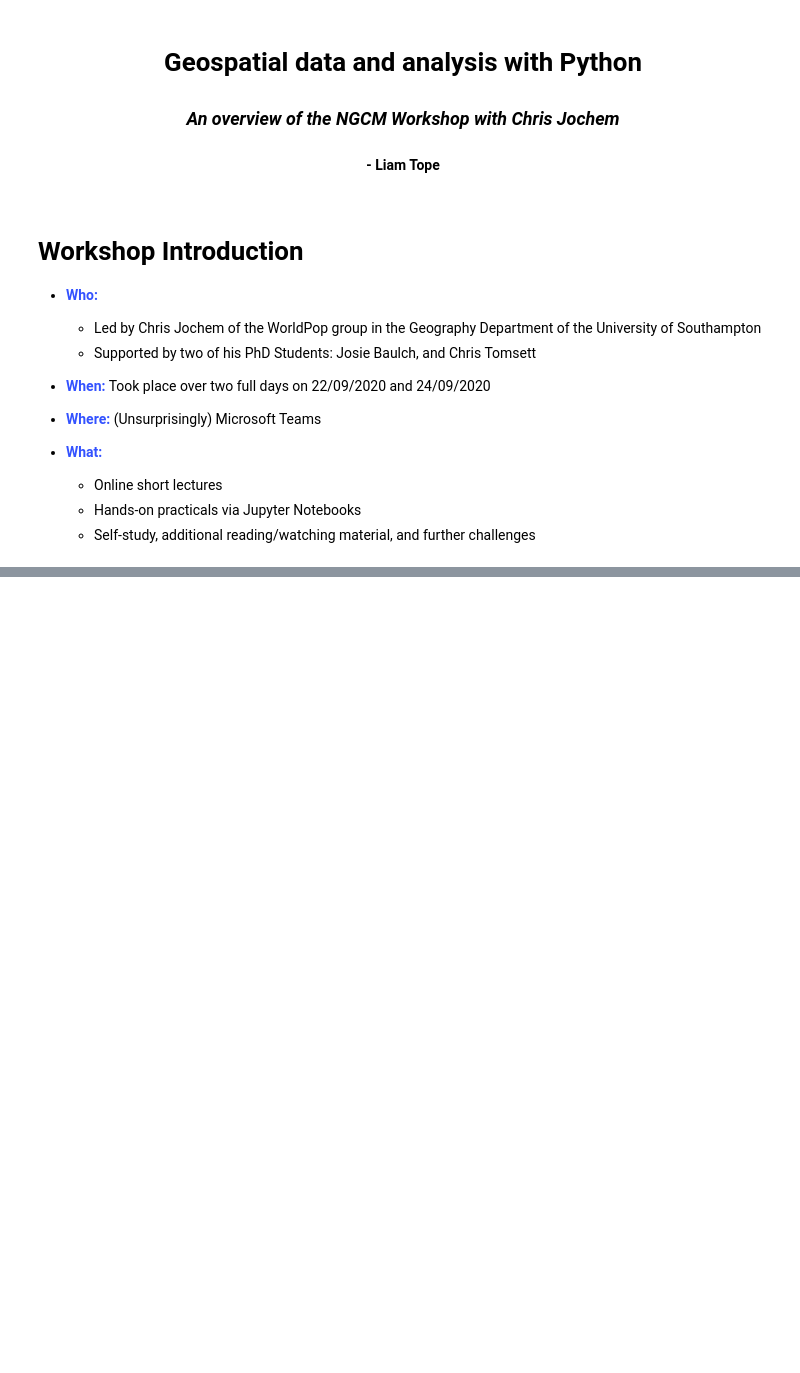
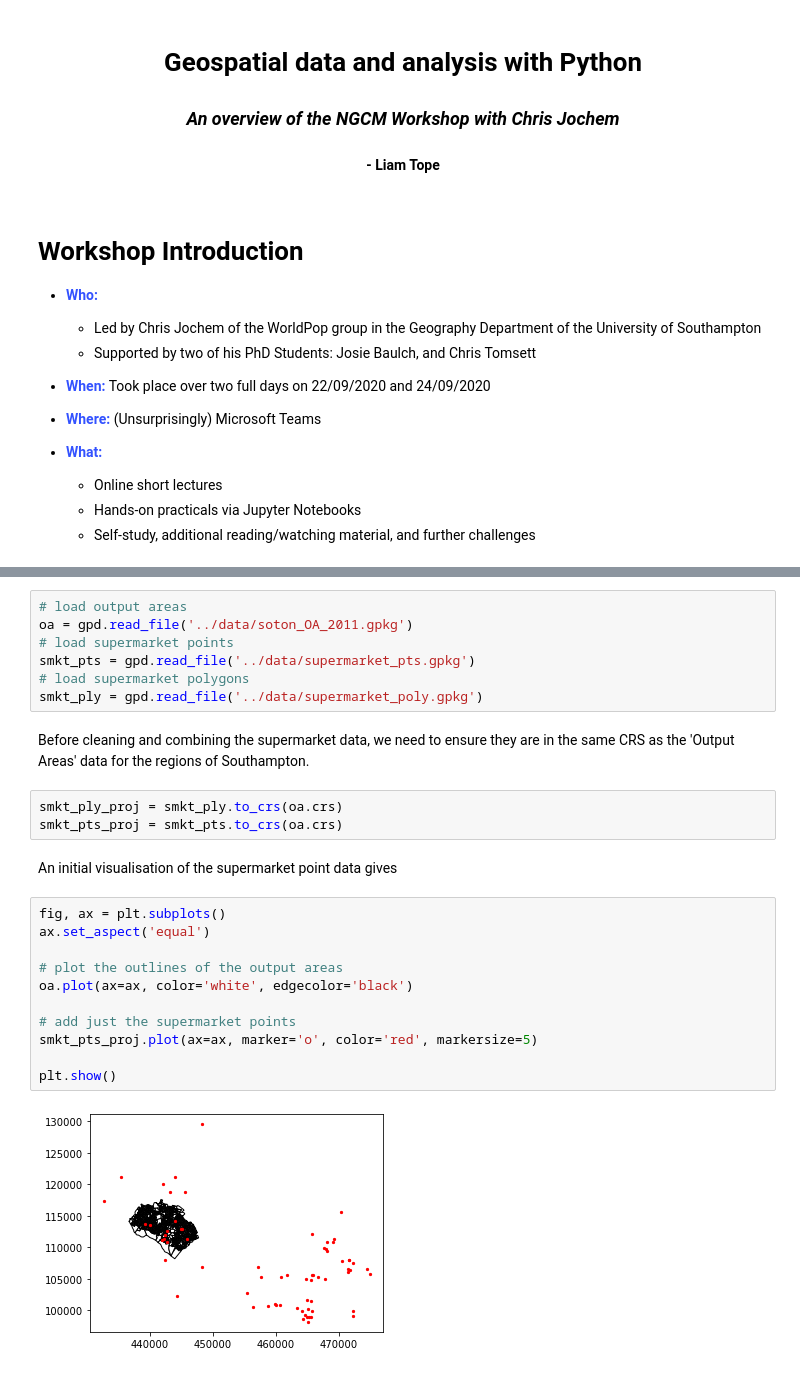
Before and after one commit to liamtope/py-geospatial-2020, a Jupyter notebook: ngcm-presentation/py-geospatial-slides.ipynb, the cells around one changed output, grey strips where cells are left out. Drawn from its saved outputs; the diff is of its cells as text; blank space fills up the shorter version.

```diff
--- a/ngcm-presentation/py-geospatial-slides.ipynb
+++ b/ngcm-presentation/py-geospatial-slides.ipynb
@@ -51,0 +192,28 @@ div.text_cell_render {
+# %%
+# load output areas
+oa = gpd.read_file('../data/soton_OA_2011.gpkg')
+# load supermarket points
+smkt_pts = gpd.read_file('../data/supermarket_pts.gpkg')
+# load supermarket polygons
+smkt_ply = gpd.read_file('../data/supermarket_poly.gpkg')
+# %% [markdown]
+Before cleaning and combining the supermarket data, we need to ensure they are in the same CRS as the
+'Output Areas' data for the regions of Southampton.
+# %%
+smkt_ply_proj = smkt_ply.to_crs(oa.crs)
+smkt_pts_proj = smkt_pts.to_crs(oa.crs)
+# %% [markdown]
+An initial visualisation of the supermarket point data gives
+# %%
+fig, ax = plt.subplots()
+ax.set_aspect('equal')
+
+# plot the outlines of the output areas
+oa.plot(ax=ax, color='white', edgecolor='black')
+
+# add just the supermarket points
+smkt_pts_proj.plot(ax=ax, marker='o', color='red', markersize=5)
+
+plt.show()
+# %% [output]
+[figure, added]
```
Also changed, not shown: parts of 21 cells of this notebook.
